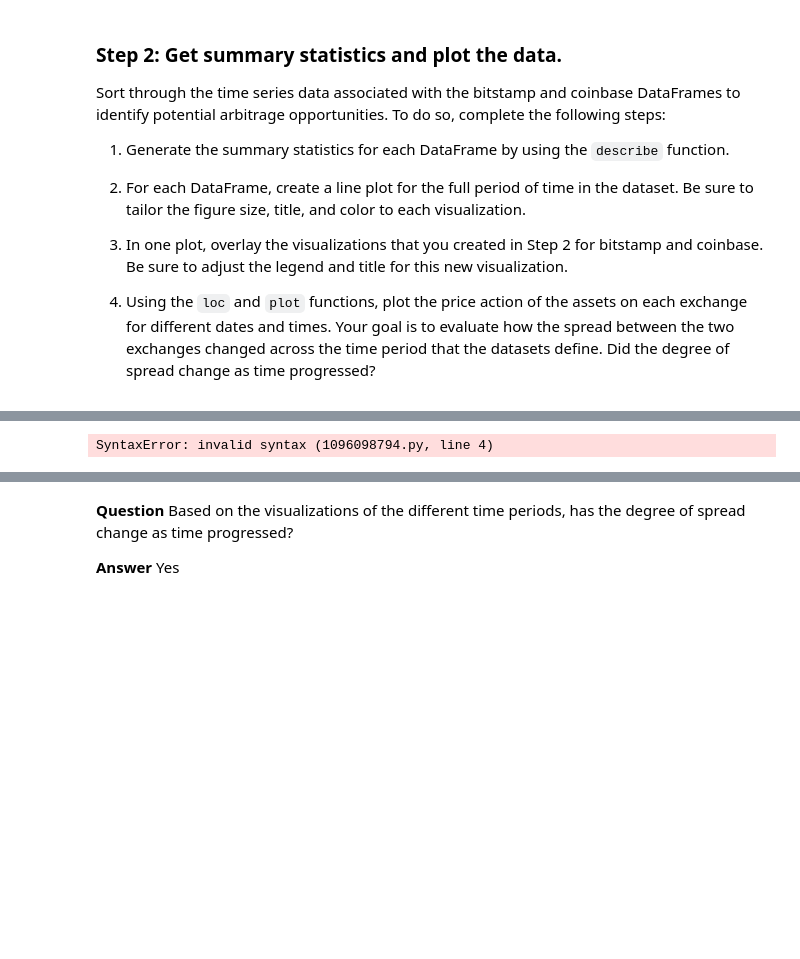
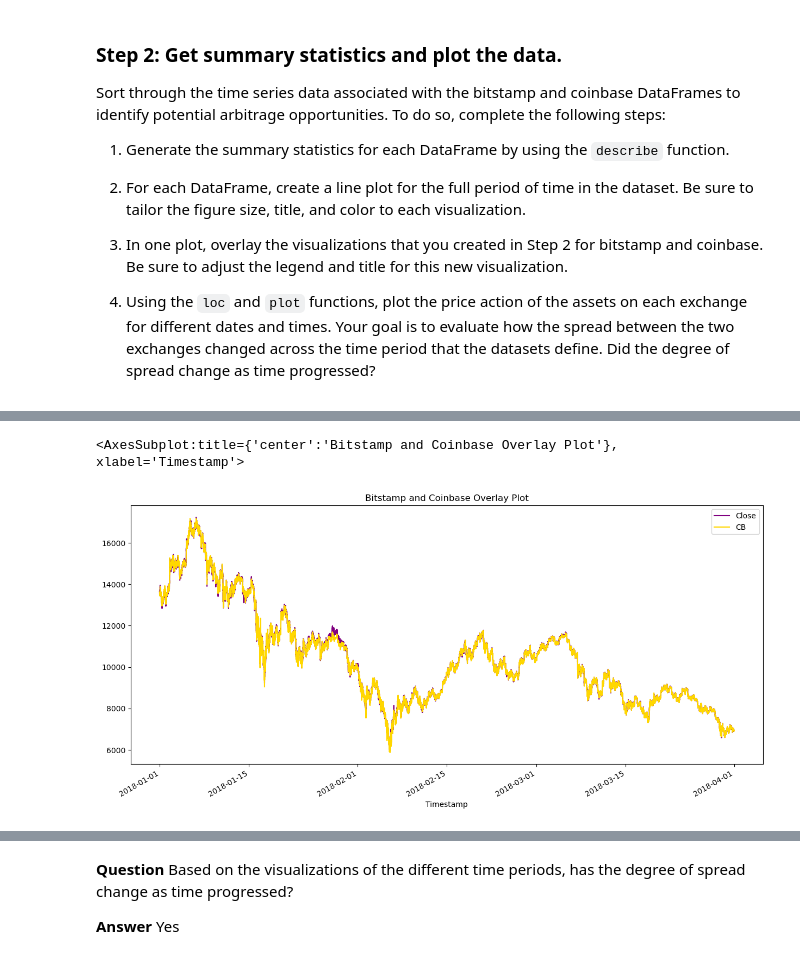
Before and after one commit to Amhaynie/ThirdModule, a Jupyter notebook: crypto_arbitrage.ipynb, the cells around one changed output, grey strips where cells are left out. Drawn from its saved outputs; the diff is of its cells as text; code cells hidden in the pictures; blank space fills up the shorter version.

```diff
--- a/crypto_arbitrage.ipynb
+++ b/crypto_arbitrage.ipynb
@@ -213,11 +259,16 @@ TypeError: no numeric data to plot
 # %%
 # Overlay the visualizations for the bitstamp and coinbase DataFrames in one plot
 # The plot should visualize the prices over the full lenth of the dataset
 # Be sure to include the parameters: legend, figure size, title, and color and label
-coinbase['Close'].plot(legend=True, figsize=(15, 7) title="Coinbase v. Bitstamp", color="purple", label="CB")
-bitstamp['Close'].plot(legend=True, figsize=(15, 7), color="gold", label="BS")
+#coinbase['Close'].plot(legend=True, figsize=(15, 7), title="Coinbase v. Bitstamp", color="gold", label="CB")
+#bitstamp['Close'].plot(legend=True, figsize=(15, 7), color="purple", label="BS")
+
+bitstamp.plot(legend=True, figsize=(15, 7), title="Bitstamp and Coinbase Overlay Plot", color="purple", label="BS")
+coinbase_sliced.plot(legend=True, figsize=(15, 7), color="gold", label="CB")
+#bitstamp.plot.line(figsize=(10, 5), title="Bitstamp", color="purple")
 # %% [output]
-SyntaxError: invalid syntax (1096098794.py, line 4)
+<AxesSubplot:title={'center':'Bitstamp and Coinbase Overlay Plot'}, xlabel='Timestamp'>
+[figure, added]
 # %%
 # Using the loc and plot functions, create an overlay plot that visualizes
 # the price action of both DataFrames for a one month period early in the dataset
```
Also changed, not shown: parts of 32 cells of this notebook.
